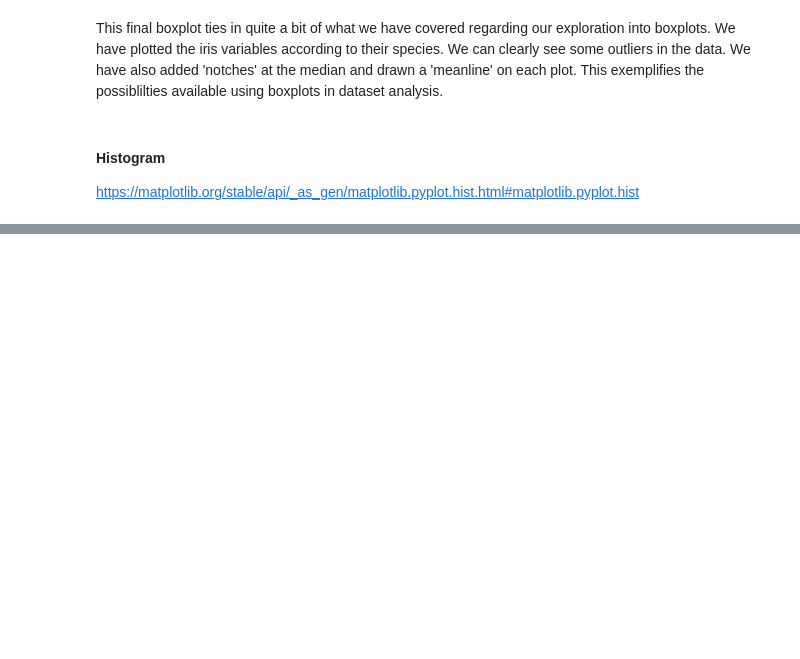
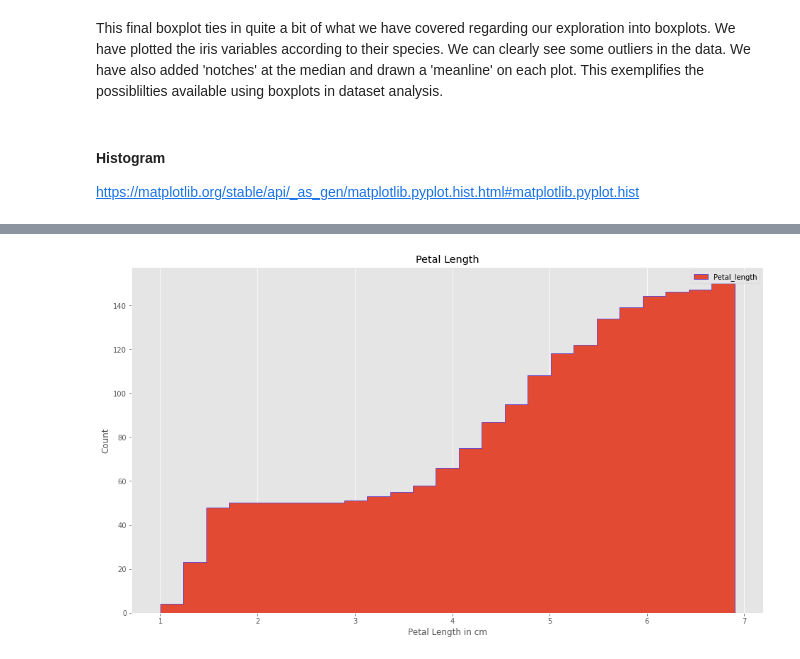
Before and after one commit to conor-mccaffrey/cao-points, a Jupyter notebook: pyplot.ipynb, the cells around one changed output, grey strips where cells are left out. Cells and saved outputs as stored; diff of their text form; code cells hidden in the pictures; blank space fills up the shorter version.

```diff
--- a/pyplot.ipynb
+++ b/pyplot.ipynb
@@ -466,0 +509,11 @@ https://matplotlib.org/stable/api/_as_gen/matplotlib.pyplot.hist.html#matplotlib
+# %%
+# Histograms of Iris variable petal length
+plt.hist(data['petal_length'], bins = 25, edgecolor = 'blue',
+          histtype = 'stepfilled', label = 'Petal_length', cumulative = True)
+plt.title('Petal Length')
+plt.xlabel('Petal Length in cm')
+plt.ylabel('Count')
+plt.legend()
+plt.grid(axis='y')
+# %% [output]
+[figure, added]
```
Also changed, not shown: parts of 18 cells of this notebook.
